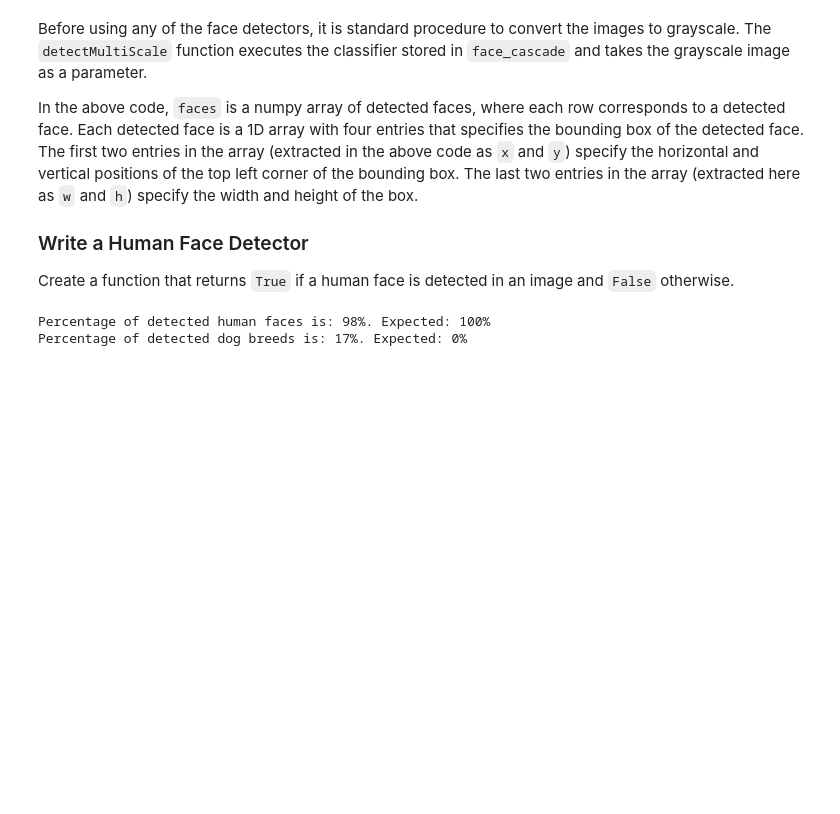
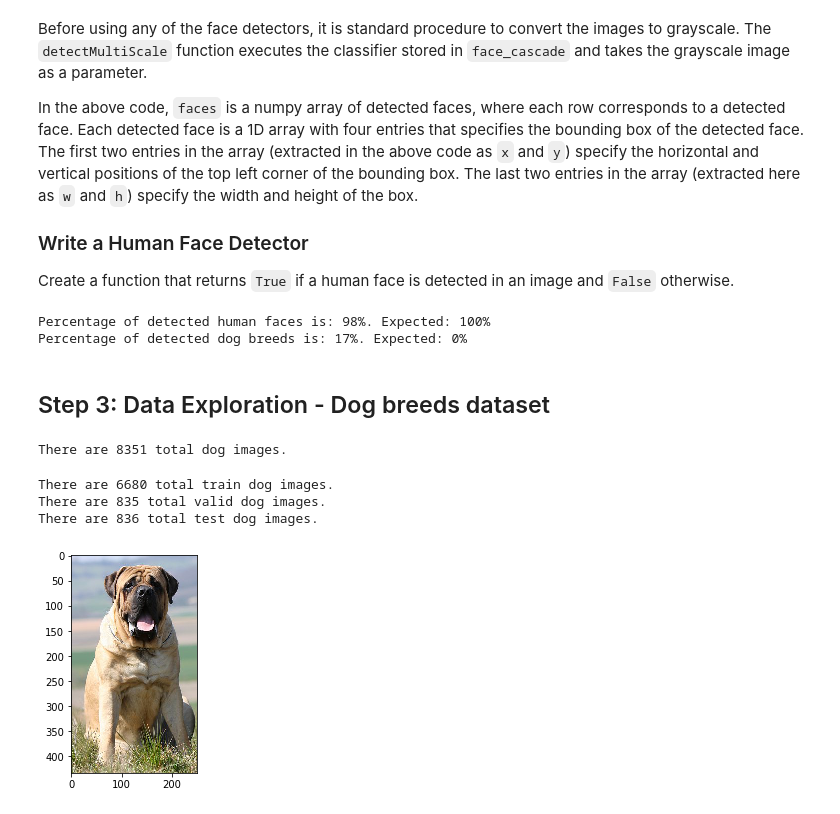
Before and after one commit to luis-valverde/Dog-Breeds-Classifier, a Jupyter notebook: dog_app.ipynb, the cells around one changed output. Saved outputs shown, nothing was run; the diff lists cells and outputs as text; code cells hidden in the pictures; blank space fills up the shorter version.

Commit message:
feat: Add Dog dataset exploration section
Explore dog breeds dataset to do the following:

- Determine number of dog breeds in dataset.
- Display a dog breed image to look its format.

```diff
--- a/dog_app.ipynb
+++ b/dog_app.ipynb
@@ -178,3 +178,36 @@ verify_detector_performance(func = human_face_detector,
 # %% [output]
 Percentage of detected human faces is: 98%. Expected: 100%
 Percentage of detected dog breeds is: 17%. Expected: 0%
+# %% [markdown]
+<a id='step3'></a>
+## Step 3: Data Exploration - Dog breeds dataset
+# %%
+# Print number of images in dog breeds dataset
+print('There are %d total dog images.' % len(dog_files))
+# %% [output]
+There are 8351 total dog images.
+# %%
+# Contains the types of data
+types_data = ['train', 'valid', 'test']
+
+# Check the number of images per data type
+for type_data in types_data:
+    images = np.array(glob("/data/dog_images/{}/*/*".format(type_data)))
+
+    print("There are {} total {} dog images.".format(len(images), type_data))
+# %% [output]
+There are 6680 total train dog images.
+There are 835 total valid dog images.
+There are 836 total test dog images.
+# %%
+# load color (BGR) image
+bgr_image = cv2.imread(dog_files[2])
+
+# Convert BGR image to RGB for plotting
+rgb_image = cv2.cvtColor(bgr_image, cv2.COLOR_BGR2RGB)
+
+# Display the image, along with bounding box
+plt.imshow(rgb_image)
+plt.show()
+# %% [output]
+[figure, added]
```
